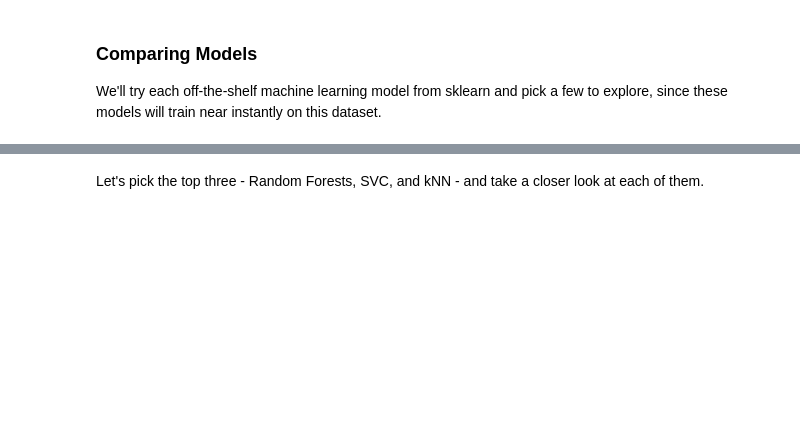
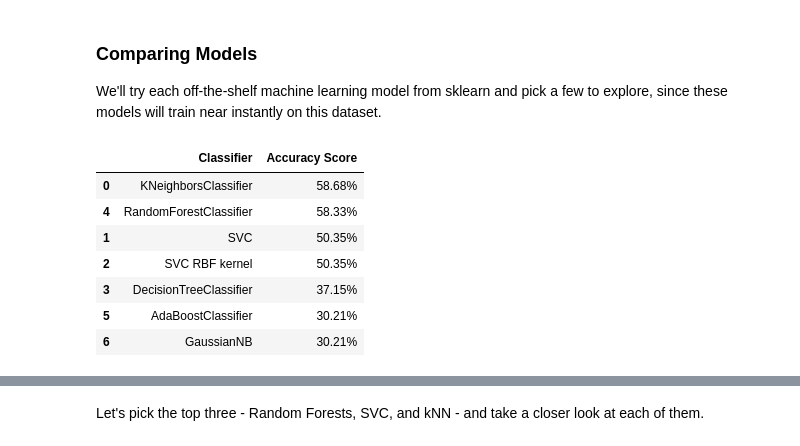
Before and after one commit to IAT-ExploringAI-2026/Week3-ClassicML, a Jupyter notebook: Week_3_MachineLearning.ipynb, the cells around one changed output, grey strips where cells are left out. Saved outputs shown, nothing was run; the diff lists cells and outputs as text; code cells hidden in the pictures; blank space fills up the shorter version.

```diff
--- a/Week_3_MachineLearning.ipynb
+++ b/Week_3_MachineLearning.ipynb
@@ -599,6 +632,51 @@ X_train
 # %% [markdown]
 ### Comparing Models
 We'll try each off-the-shelf machine learning model from sklearn and pick a few to explore, since these models will train near instantly on this dataset.
+# %%
+from sklearn.neighbors import KNeighborsClassifier
+from sklearn.svm import SVC
+from sklearn.tree import DecisionTreeClassifier
+from sklearn.ensemble import RandomForestClassifier, AdaBoostClassifier
+from sklearn.naive_bayes import GaussianNB
+from sklearn.discriminant_analysis import QuadraticDiscriminantAnalysis
+
+classification_models = [
+    KNeighborsClassifier(),#(3),
+    SVC(kernel='linear'),#, C=0.025),
+    SVC(kernel='rbf'),
+    DecisionTreeClassifier(),#max_depth=5),
+    RandomForestClassifier(),#max_depth=5, n_estimators=10, max_features=1),
+    AdaBoostClassifier(),
+    GaussianNB(),
+    # QuadraticDiscriminantAnalysis()]
+]
+
+# Ensure target variables are 1D arrays of labels instead of multi-column DataFrames
+y_train_clean = y_train.iloc[:, 1].values.ravel() if y_train.shape[1] > 1 else y_train.values.ravel()
+y_test_clean = y_test.iloc[:, 1].values.ravel() if y_test.shape[1] > 1 else y_test.values.ravel()
+
+scores = []
+for model in classification_models:
+    # train the model using these features (scaling and training with the labels)
+    model.fit(X_train_scaled, y_train_clean)
+    # then, after its done, do tests and pass and make predictions
+    score = model.score(X_test_scaled, y_test_clean)
+    # put into table
+    model_name = type(model).__name__
+    if model_name=='SVC' and model.kernel=='rbf': model_name+=' RBF kernel'
+    scores.append((model_name,(f'{100*score:.2f}%')))
+# Make it pretty
+scores_df = pd.DataFrame(scores,columns=['Classifier','Accuracy Score'])
+scores_df.sort_values(by='Accuracy Score',axis=0,ascending=False)
+# %% [output]
+|  | Classifier | Accuracy Score |
+| 0 | KNeighborsClassifier | 58.68% |
+| 4 | RandomForestClassifier | 58.33% |
+| 1 | SVC | 50.35% |
+| 2 | SVC RBF kernel | 50.35% |
+| 3 | DecisionTreeClassifier | 37.15% |
+| 5 | AdaBoostClassifier | 30.21% |
+| 6 | GaussianNB | 30.21% |
 # %%
 from sklearn.neighbors import KNeighborsClassifier
 from sklearn.svm import SVC
```
Also changed, not shown: parts of 24 cells of this notebook.
